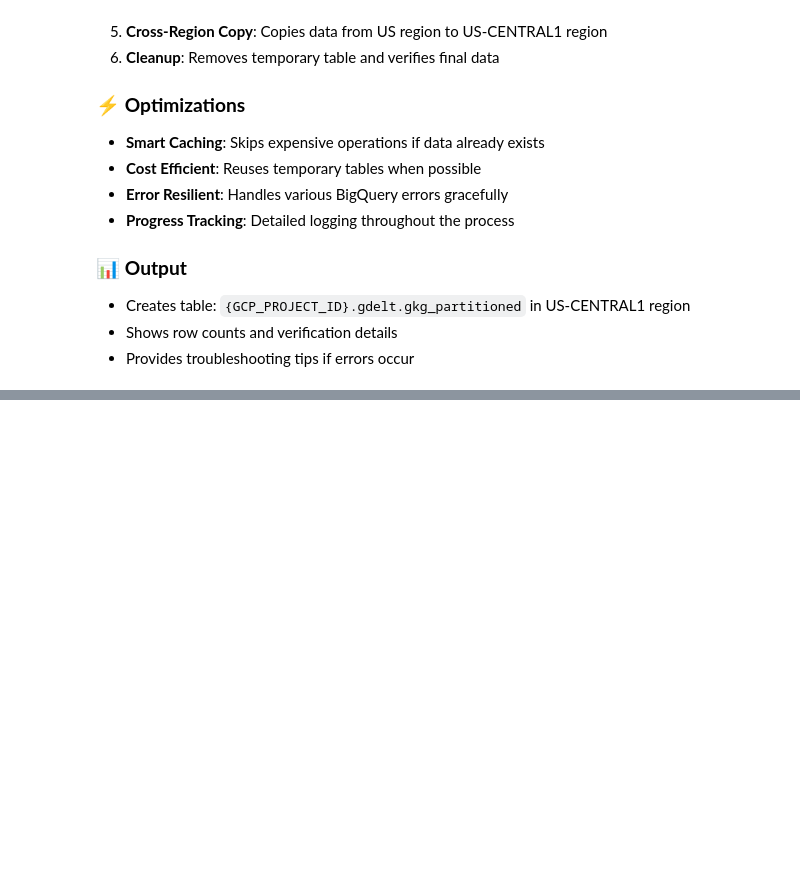
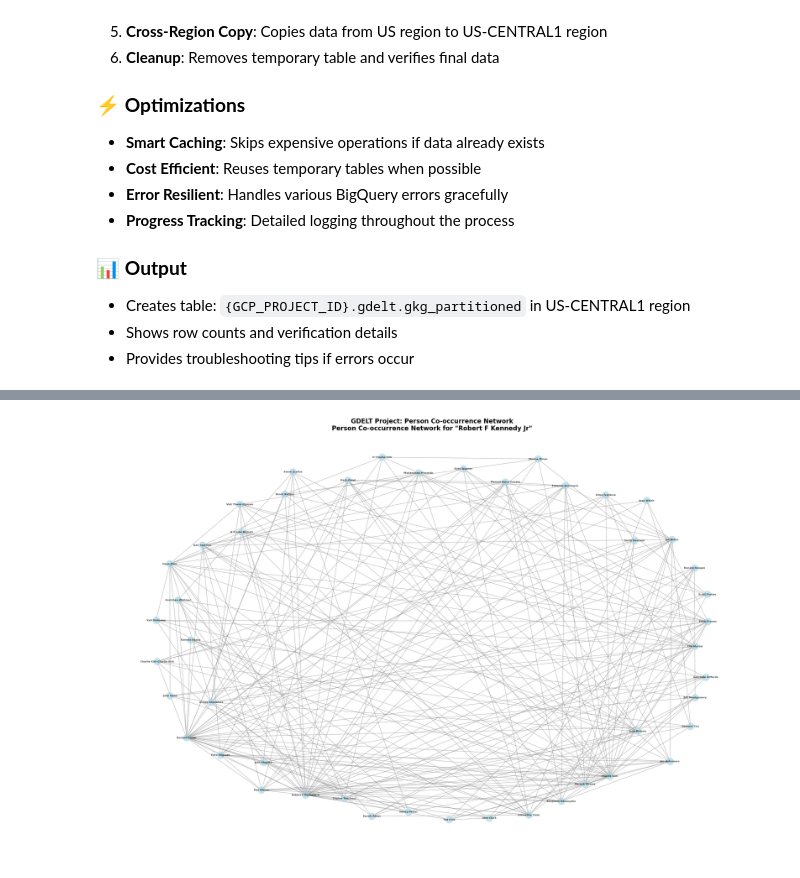
Before and after one commit to swainjo/gdelt-graph-demo, a Jupyter notebook: notebooks/gdelt_demo.ipynb, the cells around one changed output, grey strips where cells are left out. Saved outputs shown, nothing was run; the diff lists cells and outputs as text; code cells hidden in the pictures; blank space fills up the shorter version.

Commit message:
graph viz

```diff
--- a/notebooks/gdelt_demo.ipynb
+++ b/notebooks/gdelt_demo.ipynb
@@ -556,0 +686,80 @@ copy_success = copy_gdelt_partition_cross_region()
+# %%
+# Create network visualization from co-occurrence results
+def create_person_network_graph(df, search_person="Rayner", title="Person Co-occurrence Network"):
+    """
+    Create a network graph from the co-occurrence DataFrame
+    """
+    print("🕸️  Creating network graph from co-occurrence data...")
+
+    if df is None or len(df) == 0:
+        print("❌ No data available to create network graph")
+        return None
+
+    # Create the graph
+    g = nx.Graph()
+
+    # Add edges with weights based on co-occurrence count
+    for _, row in df.iterrows():
+        name1 = row['name1']
+        name2 = row['name2']
+        weight = row['pair_count']
+
+        # Add edge with weight (scaled down for visualization)
+        g.add_edge(name1, name2, weight=weight/10)
+
+    print(f"✅ Graph created with {g.number_of_nodes()} nodes and {g.number_of_edges()} edges")
+
+    # Create the visualization
+    plt.figure(figsize=(30, 20))
+    plt.title(f'GDELT Project: {title}\nPerson Co-occurrence Network for "{search_person}"',
+              y=0.97, fontsize=20, fontweight='bold')
+
+    # Draw the network
+    pos = nx.spring_layout(g, k=3, iterations=50)  # Layout algorithm
+    nx.draw(g, pos,
+            with_labels=True,
+            node_color='lightblue',
+            node_size=500,
+            font_size=8,
+            font_weight='bold',
+            edge_color='gray',
+            alpha=0.7)
+
+    # Add edge labels for weights (only for top edges to avoid clutter)
+    edge_labels = {}
+    for (u, v, d) in g.edges(data=True):
+        if d['weight'] > 5:  # Only show labels for significant connections
+            edge_labels[(u, v)] = f"{d['weight']:.1f}"
+
+    nx.draw_networkx_edge_labels(g, pos, edge_labels, font_size=6)
+
+    plt.tight_layout()
+    plt.show()
+
+    # Print some network statistics
+    print(f"\n📊 Network Statistics:")
+    print(f"   Nodes: {g.number_of_nodes()}")
+    print(f"   Edges: {g.number_of_edges()}")
+    print(f"   Average degree: {sum(dict(g.degree()).values()) / g.number_of_nodes():.2f}")
+
+    # Find the most connected nodes
+    degree_centrality = nx.degree_centrality(g)
+    top_nodes = sorted(degree_centrality.items(), key=lambda x: x[1], reverse=True)[:5]
+    print(f"\n🏆 Most Connected Nodes:")
+    for i, (node, centrality) in enumerate(top_nodes, 1):
+        print(f"   {i}. {node}: {centrality:.3f}")
+
+    return g
+
+# Create the network graph from the co-occurrence results
+if 'cooccurrence_results' in globals() and cooccurrence_results is not None:
+    # Use the same search person variable as in the query function
+    if 'search_person' in globals():
+        network_graph = create_person_network_graph(cooccurrence_results, search_person)
+    else:
+        # Fallback if search_person is not defined
+        search_person = "Rayner"
+        network_graph = create_person_network_graph(cooccurrence_results, search_person)
+else:
+    print("❌ No co-occurrence results available. Please run the query cell first.")
+# %% [output]
@@ -556,0 +768 @@ copy_success = copy_gdelt_partition_cross_region()
+[figure, added]
```
Also changed, not shown: parts of 5 cells of this notebook.
